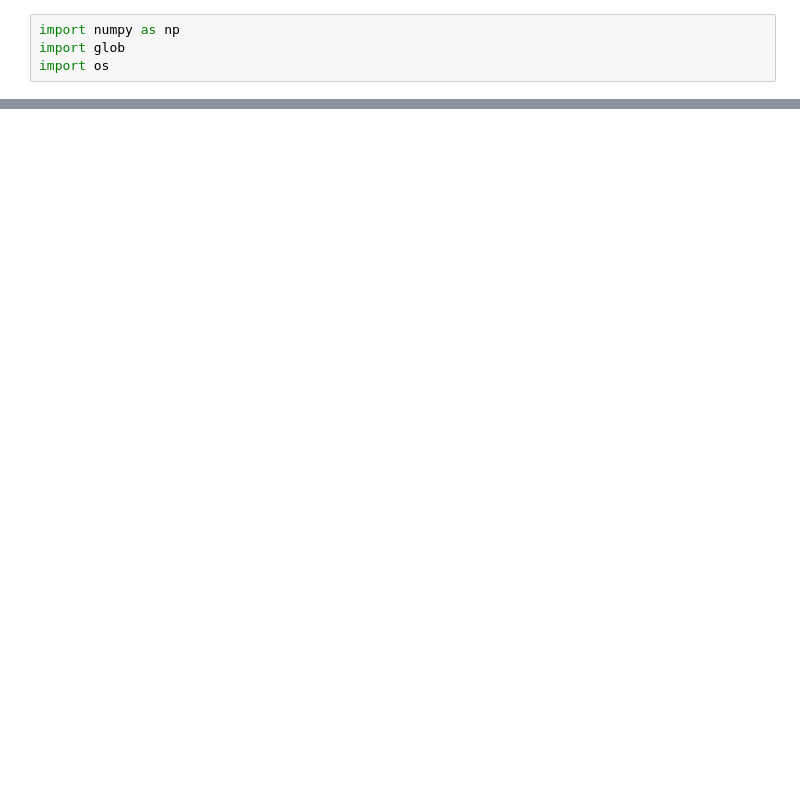
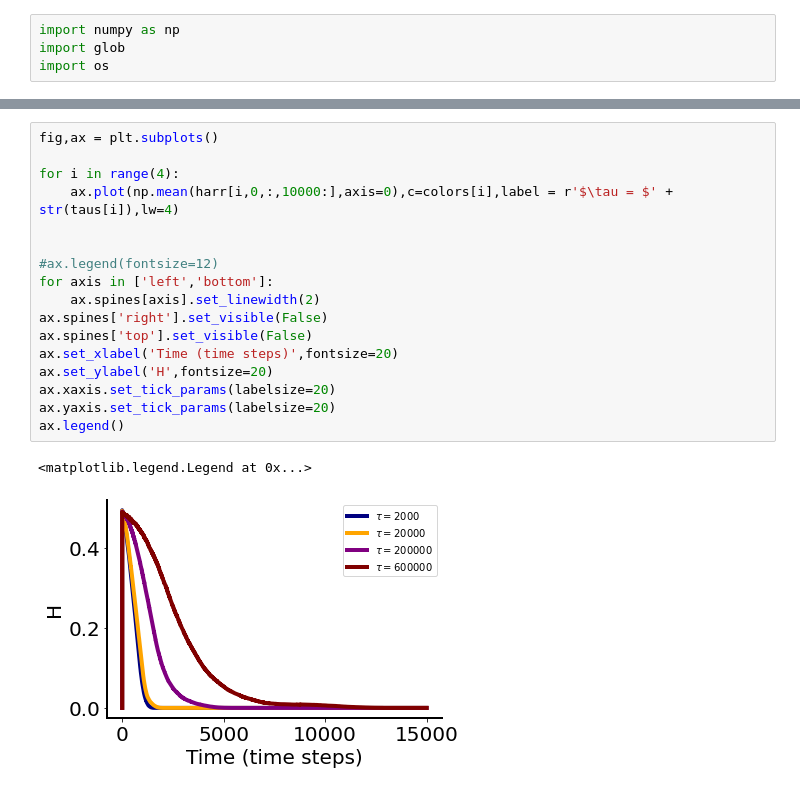
Before and after one commit to nkrishnan94/phage-abm, a Jupyter notebook: Heterozygosity decay.ipynb, the cells around one changed output, grey strips where cells are left out. Drawn from its saved outputs; the diff is of its cells as text; blank space fills up the shorter version.

```diff
--- a/Heterozygosity decay.ipynb
+++ b/Heterozygosity decay.ipynb
@@ -30,0 +43,20 @@ for hf in hetf:
+# %%
+fig,ax = plt.subplots()
+
+for i in range(4):
+    ax.plot(np.mean(harr[i,0,:,10000:],axis=0),c=colors[i],label = r'$\tau = $' + str(taus[i]),lw=4)
+
+
+#ax.legend(fontsize=12)
+for axis in ['left','bottom']:
+    ax.spines[axis].set_linewidth(2)
+ax.spines['right'].set_visible(False)
+ax.spines['top'].set_visible(False)
+ax.set_xlabel('Time (time steps)',fontsize=20)
+ax.set_ylabel('H',fontsize=20)
+ax.xaxis.set_tick_params(labelsize=20)
+ax.yaxis.set_tick_params(labelsize=20)
+ax.legend()
+# %% [output]
+<matplotlib.legend.Legend at 0x...>
+[figure, added]
```
Also changed, not shown: parts of 19 cells of this notebook, 38 other files.
